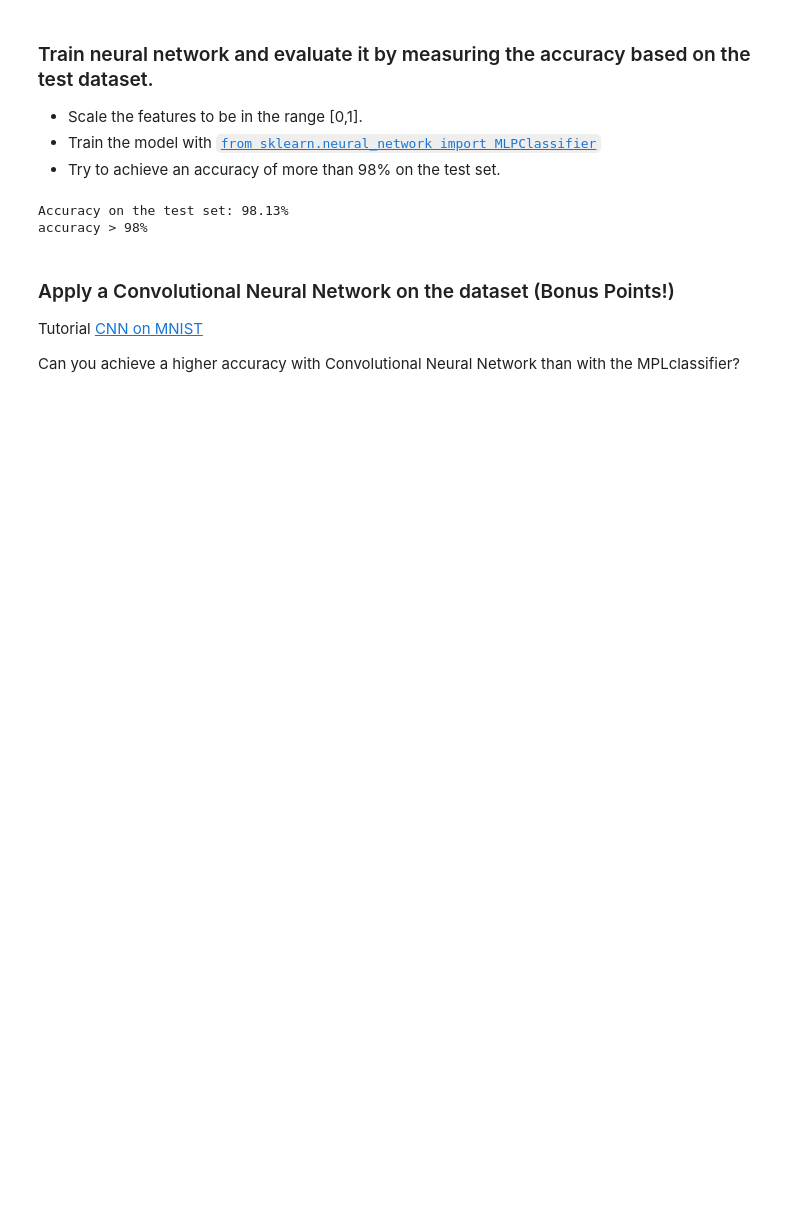
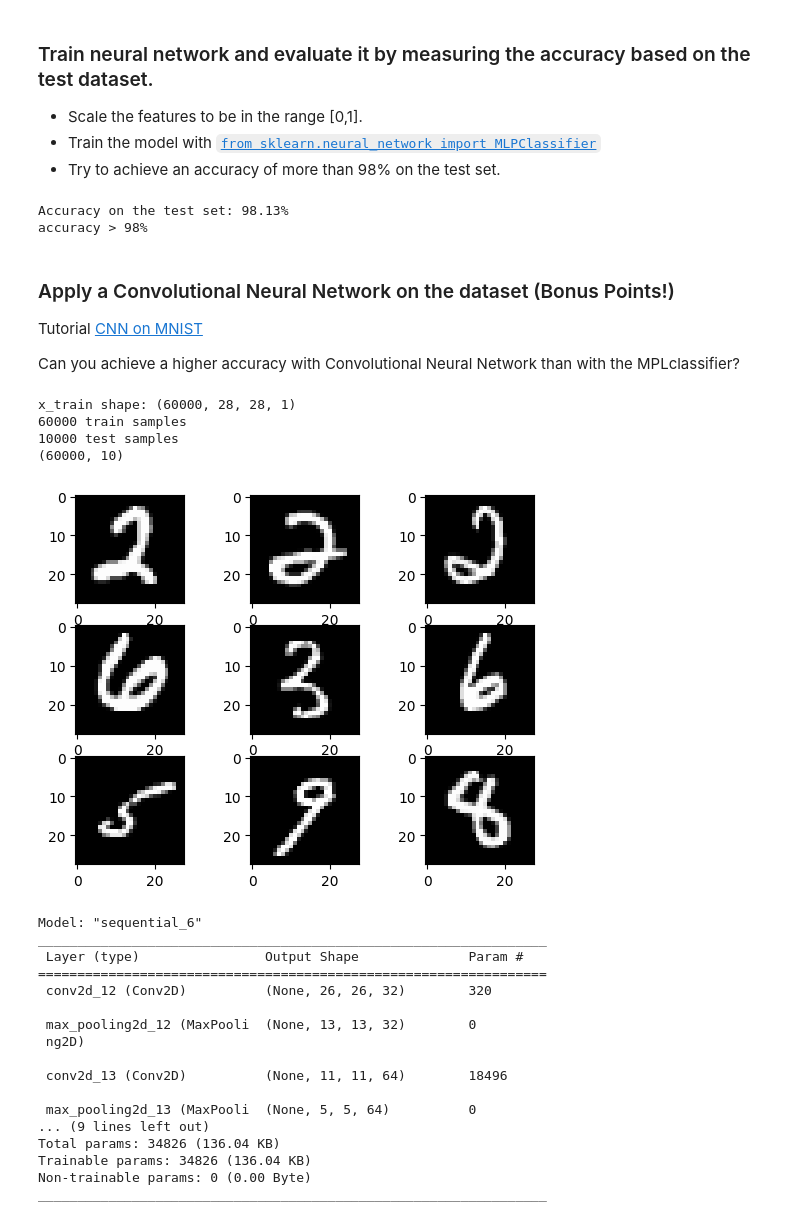
Before and after one commit to izzyyhh/datam, a Jupyter notebook: Exercise_3.ipynb, the cells around one changed output. Drawn from its saved outputs; the diff is of its cells as text; code cells hidden in the pictures; blank space fills up the shorter version.

```diff
--- a/Exercise_3.ipynb
+++ b/Exercise_3.ipynb
@@ -128,6 +138,9 @@ The outcome on every run is different as t-SNE is inherently stochastic. It incl
 The train dataset should consist of 60.000 samples and the dataset of 10.000 samples.
 # %%
 from sklearn.model_selection import train_test_split
-
+X, y = mnist
 
 X_train, X_test, y_train, y_test = train_test_split(X, y, test_size=10000, random_state=seed)
+
+print(X_train.shape)
+print(y_train.shape)
@@ -166,3 +182,75 @@ accuracy > 98%
 Tutorial [CNN on MNIST](https://medium.com/@jaredmcmullen1/developing-a-simple-cnn-for-mnist-f98c38f0d38d)
 
 Can you achieve a higher accuracy with Convolutional Neural Network than with the MPLclassifier?
+# %%
+import numpy as np
+from keras import layers
+from tensorflow import keras
+from matplotlib import pyplot as plt
+from sklearn.preprocessing import MinMaxScaler
+
+seed = 1999
+
+scaler = MinMaxScaler()
+X_train_scaled = scaler.fit_transform(X_train)
+X_test_scaled = scaler.transform(X_test)
+
+X_train_sr = X_train_scaled.reshape((X_train_scaled.shape[0], 28, 28))
+X_test_sr = X_test_scaled.reshape((X_test_scaled.shape[0], 28, 28))
+
+x_train = np.expand_dims(X_train_sr, -1)
+x_test = np.expand_dims(X_test_sr, -1)
+print("x_train shape:", x_train.shape)
+print(x_train.shape[0], "train samples")
+print(x_test.shape[0], "test samples")
+
+num_classes = 10
+y_train = keras.utils.to_categorical(y_train, num_classes)
+y_test = keras.utils.to_categorical(y_test, num_classes)
+
+print(y_train.shape)
+
+for i in range(9):
+ plt.subplot(330 + 1 + i)
+ plt.imshow(x_train[i], cmap=plt.get_cmap('gray'))
+plt.show()
+
+input_shape = (28, 28, 1)
+
+model = keras.Sequential(
+    [
+        keras.Input(shape=input_shape),
+        layers.Conv2D(32, kernel_size=(3, 3), activation="relu"),
+        layers.MaxPooling2D(pool_size=(2, 2)),
+        layers.Conv2D(64, kernel_size=(3, 3), activation="relu"),
+        layers.MaxPooling2D(pool_size=(2, 2)),
+        layers.Flatten(),
+        layers.Dropout(0.5),
+        layers.Dense(num_classes, activation="softmax"),
+    ]
+)
+
+model.summary()
+# %% [output]
+x_train shape: (60000, 28, 28, 1)
+60000 train samples
+10000 test samples
+(60000, 10)
+[figure, added]
+Model: "sequential_6"
+_________________________________________________________________
+ Layer (type)                Output Shape              Param #
+=================================================================
+ conv2d_12 (Conv2D)          (None, 26, 26, 32)        320
+
+ max_pooling2d_12 (MaxPooli  (None, 13, 13, 32)        0
+ ng2D)
+
+ conv2d_13 (Conv2D)          (None, 11, 11, 64)        18496
+
+ max_pooling2d_13 (MaxPooli  (None, 5, 5, 64)          0
+... (9 lines left out)
+Total params: 34826 (136.04 KB)
+Trainable params: 34826 (136.04 KB)
+Non-trainable params: 0 (0.00 Byte)
+_________________________________________________________________
```
Also changed, not shown: parts of 8 cells of this notebook.
